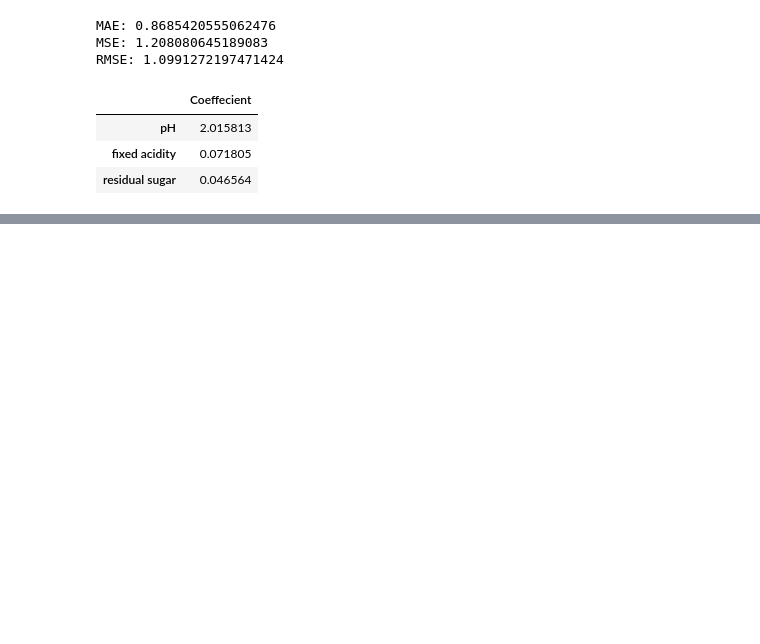
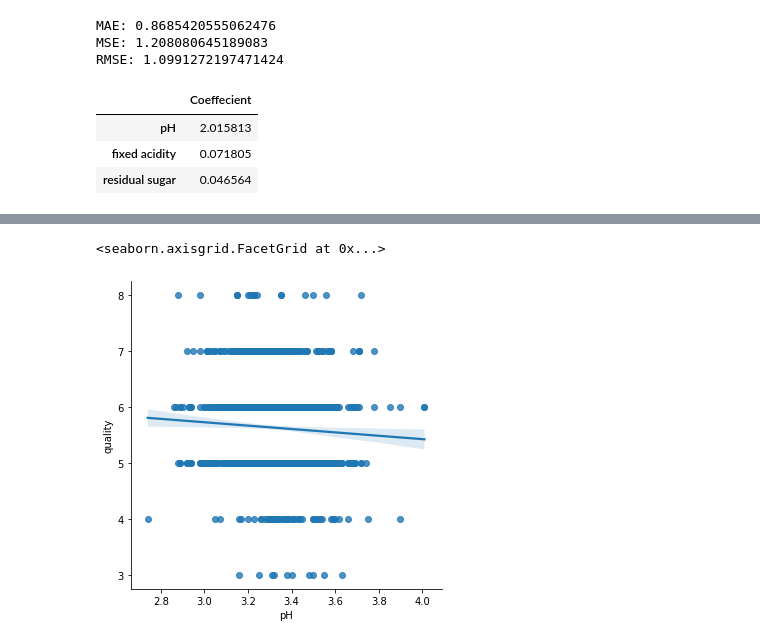
Before and after one commit to pkrosoff/wine_machine_learning, a Jupyter notebook: Code/Wine Quality (Red).ipynb, the cells around one changed output, grey strips where cells are left out. Saved outputs shown, nothing was run; the diff lists cells and outputs as text; code cells hidden in the pictures; blank space fills up the shorter version.

```diff
--- a/Code/Wine Quality (Red).ipynb
+++ b/Code/Wine Quality (Red).ipynb
@@ -124,0 +135,5 @@ coeffecients
+# %%
+sns.lmplot(x='pH',y='quality',data=red_wine)
+# %% [output]
+<seaborn.axisgrid.FacetGrid at 0x...>
+[figure, added]
```
Also changed, not shown: parts of 20 cells of this notebook, 1 other file.
